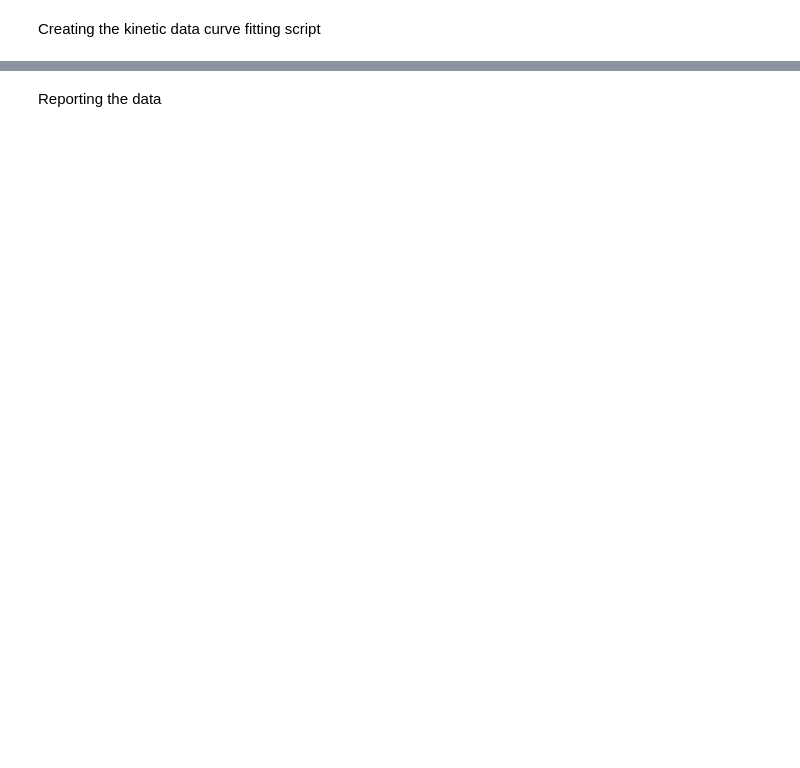
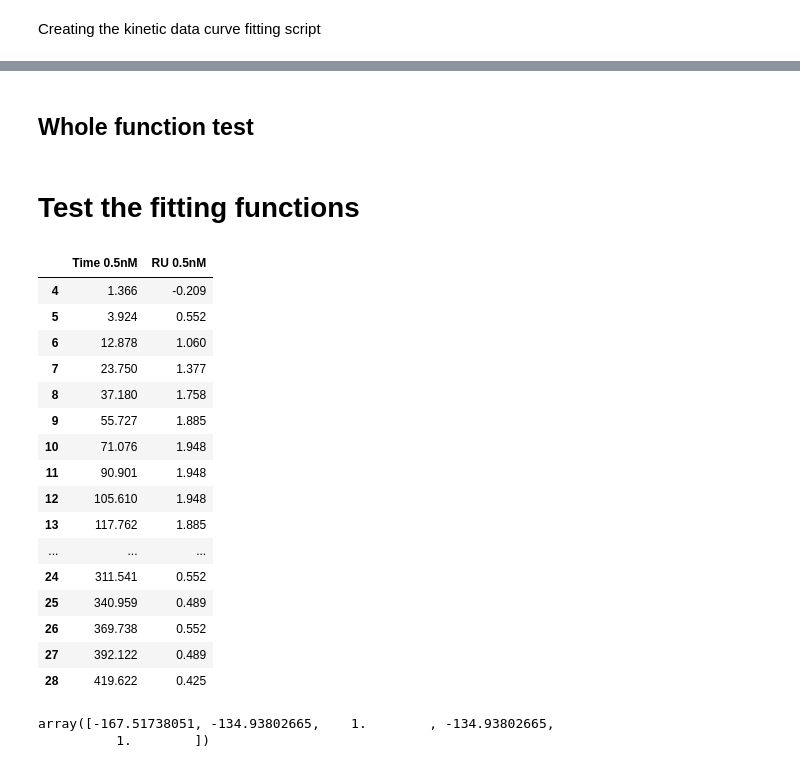
Before and after one commit to Ara101/Data_extraction_kinetic_signaling_data, a Jupyter notebook: code/python/rate_kinetics_0.ipynb, the cells around one changed output, grey strips where cells are left out. Drawn from its saved outputs; the diff is of its cells as text; code cells hidden in the pictures; blank space fills up the shorter version.

```diff
--- a/code/python/rate_kinetics_0.ipynb
+++ b/code/python/rate_kinetics_0.ipynb
@@ -186,2 +160,0 @@ def fit_data(data, function, assumption = None):
-# %% [markdown]
-Reporting the data
@@ -202,0 +161,2 @@ def data_stats():
+# %% [markdown]
+## Whole function test
@@ -202,0 +267,27 @@ def data_stats():
+# %% [markdown]
+# Test the fitting functions
+# %%
+testFile105
+# %% [output]
+|  | Time 0.5nM | RU 0.5nM |
+| 4 | 1.366 | -0.209 |
+| 5 | 3.924 | 0.552 |
+| 6 | 12.878 | 1.060 |
+| 7 | 23.750 | 1.377 |
+| 8 | 37.180 | 1.758 |
+| 9 | 55.727 | 1.885 |
+| 10 | 71.076 | 1.948 |
+| 11 | 90.901 | 1.948 |
+| 12 | 105.610 | 1.948 |
+| 13 | 117.762 | 1.885 |
+| ... | ... | ... |
+| 24 | 311.541 | 0.552 |
+| 25 | 340.959 | 0.489 |
+| 26 | 369.738 | 0.552 |
+| 27 | 392.122 | 0.489 |
+| 28 | 419.622 | 0.425 |
+# %%
+param_k
+# %% [output]
+array([-167.51738051, -134.93802665,    1.        , -134.93802665,
+          1.        ])
```
Also changed, not shown: parts of 15 cells of this notebook.
